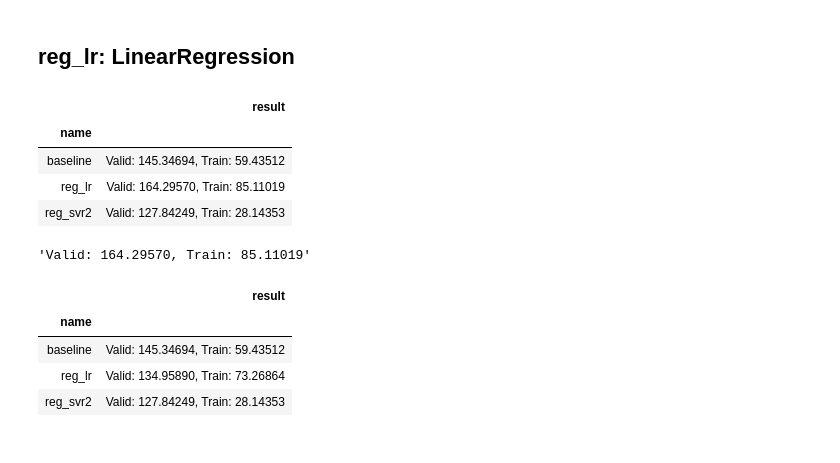
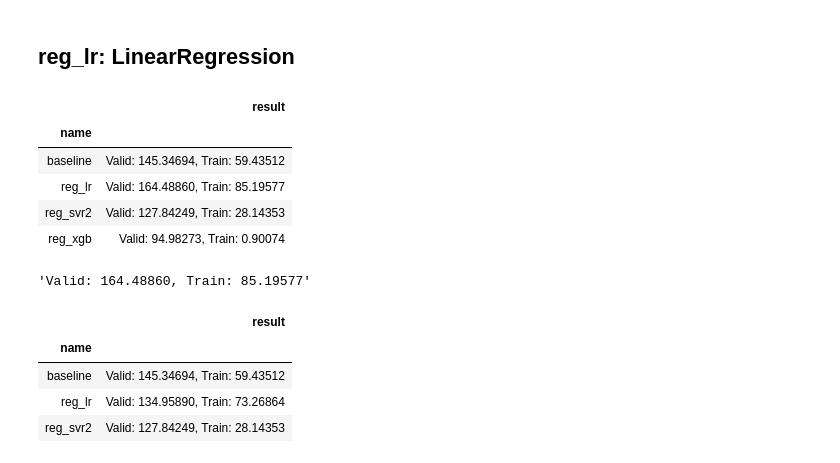
Before and after one commit to sunkusun9/DS_lv3_2604_2, a Jupyter notebook: sec_ds_lv3_prob3_kaggle.ipynb, the cells around one changed output. Cells and saved outputs as stored; diff of their text form; code cells hidden in the pictures.

```diff
--- a/sec_ds_lv3_prob3_kaggle.ipynb
+++ b/sec_ds_lv3_prob3_kaggle.ipynb
@@ -397,22 +397,23 @@ print("자가채점:", mean_absolute_error(s_kaggle_ans, prd))
 # %%
 from sklearn.linear_model import LinearRegression # Train에 덜 맞추려면..., Ridge, Lasso, ElasticNet
 
 ct = ColumnTransformer([
     ('std', StandardScaler(), ['TotalHour'] + ['lag_{}'.format(i) for i in range(1, 7)]),
     ('ohe', OneHotEncoder(categories='auto', drop='first'), ['DayName']),
-    ('pt', 'passthrough', ['AM'])
+    ('pt', 'passthrough', ['AM', 'Holiday_yn'])
 ])
 
 reg_lr = make_pipeline(
     ct, LinearRegression()
 )
 eval_model('reg_lr', reg_lr) # 28.571764715699633
 # %% [output]
 |  | result |
 | name |  |
 | baseline | Valid: 145.34694, Train: 59.43512 |
-| reg_lr | Valid: 164.29570, Train: 85.11019 |
+| reg_lr | Valid: 164.48860, Train: 85.19577 |
 | reg_svr2 | Valid: 127.84249, Train: 28.14353 |
+| reg_xgb | Valid: 94.98273, Train: 0.90074 |
-'Valid: 164.29570, Train: 85.11019'
+'Valid: 164.48860, Train: 85.19577'
 # %%
 from sklearn.linear_model import LinearRegression # Train에 덜 맞추려면..., Ridge, Lasso, ElasticNet
```
Also changed, not shown: parts of 5 cells of this notebook.
